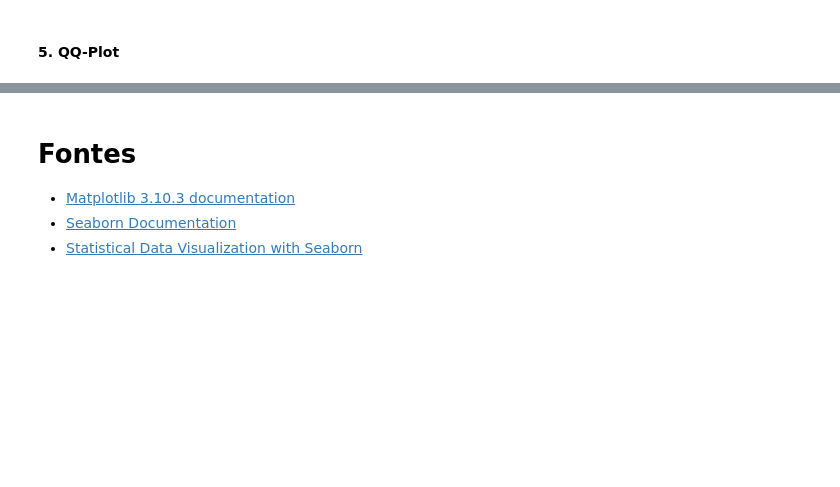
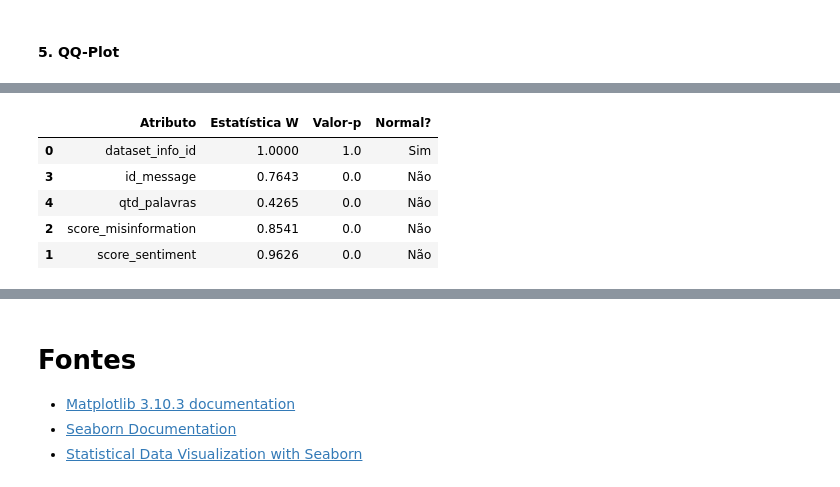
Before and after one commit to EstherMart/Data-Mining, a Jupyter notebook: Lista03_AnaliseDeDados/analise_de_dados.ipynb, the cells around one changed output, grey strips where cells are left out. Cells and saved outputs as stored; diff of their text form; code cells hidden in the pictures; blank space fills up the shorter version.

```diff
--- a/Lista03_AnaliseDeDados/analise_de_dados.ipynb
+++ b/Lista03_AnaliseDeDados/analise_de_dados.ipynb
@@ -576,0 +635,39 @@ for coluna in atributos_numericos:
+# %%
+# Seleção das colunas numéricas
+atributos_numericos = df_sem_mensagens_curtas.select_dtypes(include=['int64', 'float64']).columns
+
+# Lista para armazenar os resultados
+resultados_normalidade = []
+
+# Loop pelas colunas numéricas
+for coluna in atributos_numericos:
+    serie = df_sem_mensagens_curtas[coluna].dropna()
+
+    # o Shapiro-Wilk possui limitação de tamanho (máx ~5000 observações)
+    # Portanto, fazemos um sample se for necessário
+    if len(serie) > 5000:
+        serie = serie.sample(5000, random_state=42)
+
+    stat, p = shapiro(serie)
+
+    resultado = {
+        'Atributo': coluna,
+        'Estatística W': round(stat, 4),
+        'Valor-p': round(p, 4),
+        'Normal?': 'Sim' if p > 0.05 else 'Não'
+    }
+
+    resultados_normalidade.append(resultado)
+
+# Criação do DataFrame com os resultados
+df_normalidade = pd.DataFrame(resultados_normalidade)
+
+# Exibição formatada
+display(df_normalidade.sort_values(by='Atributo'))
+# %% [output]
+|  | Atributo | Estatística W | Valor-p | Normal? |
+| 0 | dataset_info_id | 1.0000 | 1.0 | Sim |
+| 3 | id_message | 0.7643 | 0.0 | Não |
+| 4 | qtd_palavras | 0.4265 | 0.0 | Não |
+| 2 | score_misinformation | 0.8541 | 0.0 | Não |
+| 1 | score_sentiment | 0.9626 | 0.0 | Não |
```
Also changed, not shown: parts of 26 cells of this notebook.
